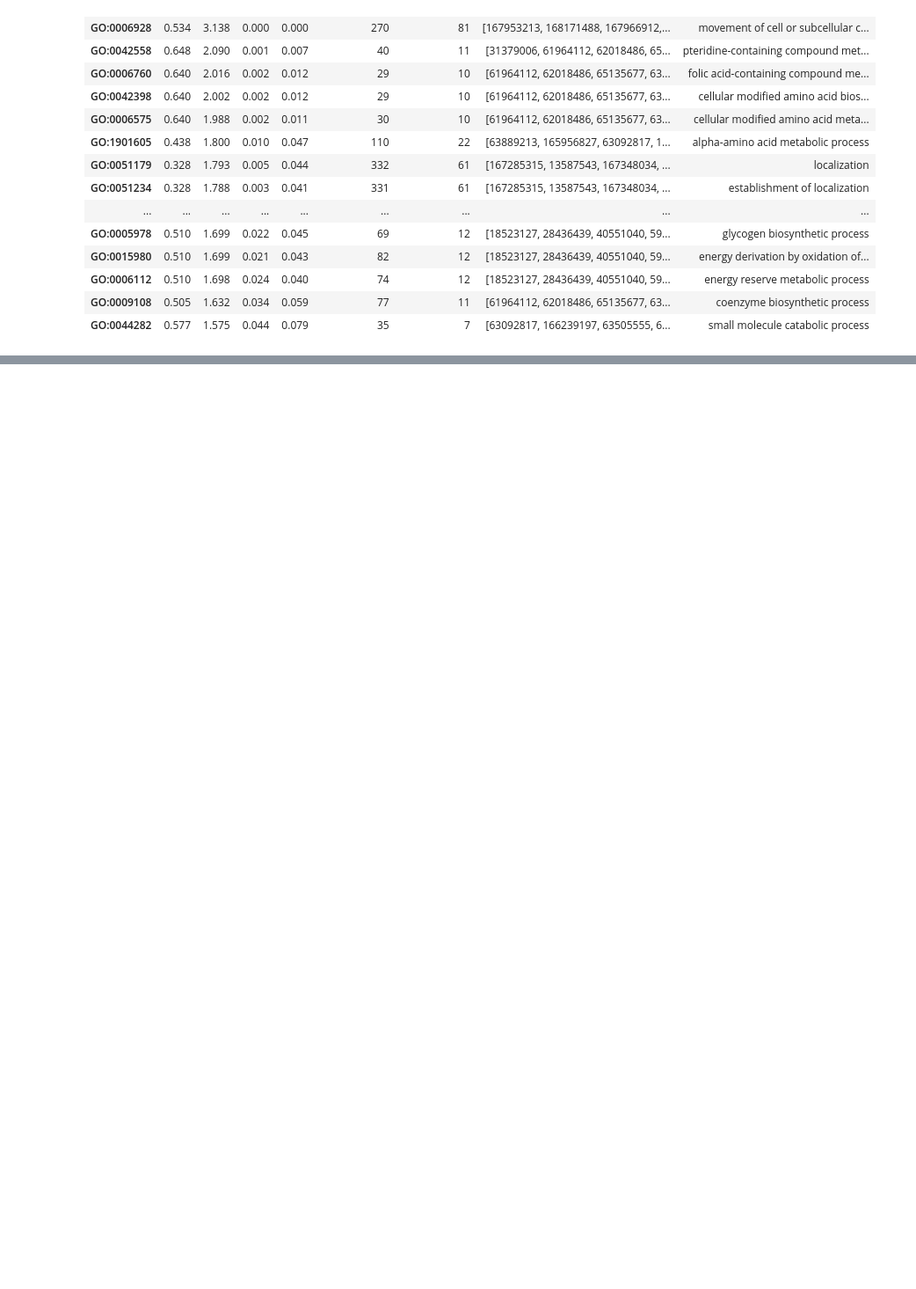
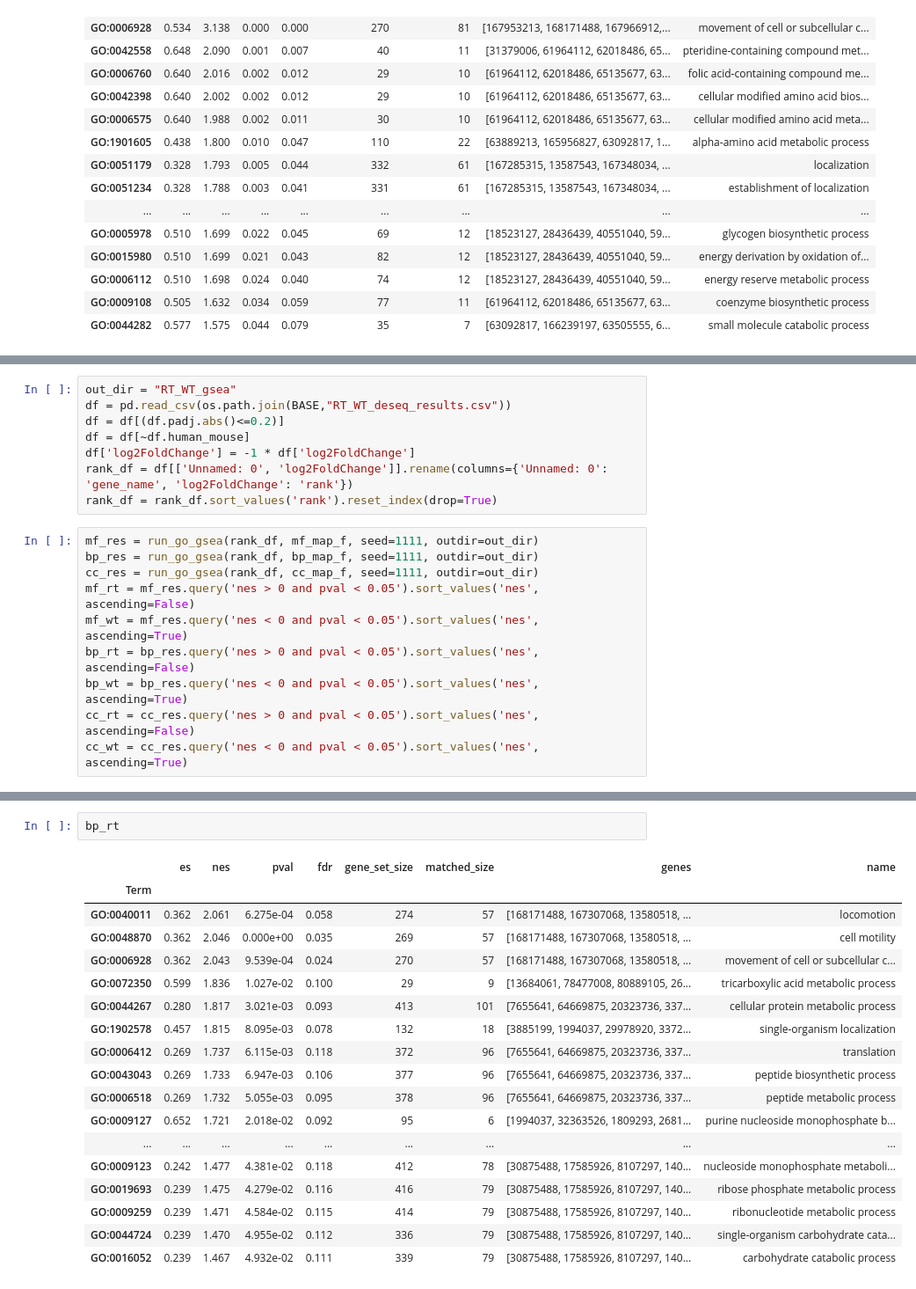
Before and after one commit to fagan2888/CM7_CM1E2d56col_unenr123_rawextract_2017, a Jupyter notebook: scripts/gseapy.ipynb, the cells around one changed output, grey strips where cells are left out. Shown at 88% size. Drawn from its saved outputs; the diff is of its cells as text; blank space fills up the shorter version.

```diff
--- a/scripts/gseapy.ipynb
+++ b/scripts/gseapy.ipynb
@@ -508,0 +561,18 @@ cc_wt
+# %%
+out_dir = "RT_WT_gsea"
+df = pd.read_csv(os.path.join(BASE,"RT_WT_deseq_results.csv"))
+df = df[(df.padj.abs()<=0.2)]
+df = df[~df.human_mouse]
+df['log2FoldChange'] = -1 * df['log2FoldChange']
+rank_df = df[['Unnamed: 0', 'log2FoldChange']].rename(columns={'Unnamed: 0': 'gene_name', 'log2FoldChange': 'rank'})
+rank_df = rank_df.sort_values('rank').reset_index(drop=True)
+# %%
+mf_res = run_go_gsea(rank_df, mf_map_f, seed=1111, outdir=out_dir)
+bp_res = run_go_gsea(rank_df, bp_map_f, seed=1111, outdir=out_dir)
+cc_res = run_go_gsea(rank_df, cc_map_f, seed=1111, outdir=out_dir)
+mf_rt = mf_res.query('nes > 0 and pval < 0.05').sort_values('nes', ascending=False)
+mf_wt = mf_res.query('nes < 0 and pval < 0.05').sort_values('nes', ascending=True)
+bp_rt = bp_res.query('nes > 0 and pval < 0.05').sort_values('nes', ascending=False)
+bp_wt = bp_res.query('nes < 0 and pval < 0.05').sort_values('nes', ascending=True)
+cc_rt = cc_res.query('nes > 0 and pval < 0.05').sort_values('nes', ascending=False)
+cc_wt = cc_res.query('nes < 0 and pval < 0.05').sort_values('nes', ascending=True)
@@ -508,0 +627,21 @@ cc_wt
+# %%
+bp_rt
+# %% [output]
+|  | es | nes | pval | fdr | gene_set_size | matched_size | genes | name |
+| Term |  |  |  |  |  |  |  |  |
+| GO:0040011 | 0.362 | 2.061 | 6.275e-04 | 0.058 | 274 | 57 | [168171488, 167307068, 13580518, ... | locomotion |
+| GO:0048870 | 0.362 | 2.046 | 0.000e+00 | 0.035 | 269 | 57 | [168171488, 167307068, 13580518, ... | cell motility |
+| GO:0006928 | 0.362 | 2.043 | 9.539e-04 | 0.024 | 270 | 57 | [168171488, 167307068, 13580518, ... | movement of cell or subcellular c... |
+| GO:0072350 | 0.599 | 1.836 | 1.027e-02 | 0.100 | 29 | 9 | [13684061, 78477008, 80889105, 26... | tricarboxylic acid metabolic process |
+| GO:0044267 | 0.280 | 1.817 | 3.021e-03 | 0.093 | 413 | 101 | [7655641, 64669875, 20323736, 337... | cellular protein metabolic process |
+| GO:1902578 | 0.457 | 1.815 | 8.095e-03 | 0.078 | 132 | 18 | [3885199, 1994037, 29978920, 3372... | single-organism localization |
+| GO:0006412 | 0.269 | 1.737 | 6.115e-03 | 0.118 | 372 | 96 | [7655641, 64669875, 20323736, 337... | translation |
+| GO:0043043 | 0.269 | 1.733 | 6.947e-03 | 0.106 | 377 | 96 | [7655641, 64669875, 20323736, 337... | peptide biosynthetic process |
+| GO:0006518 | 0.269 | 1.732 | 5.055e-03 | 0.095 | 378 | 96 | [7655641, 64669875, 20323736, 337... | peptide metabolic process |
+| GO:0009127 | 0.652 | 1.721 | 2.018e-02 | 0.092 | 95 | 6 | [1994037, 32363526, 1809293, 2681... | purine nucleoside monophosphate b... |
+| ... | ... | ... | ... | ... | ... | ... | ... | ... |
+| GO:0009123 | 0.242 | 1.477 | 4.381e-02 | 0.118 | 412 | 78 | [30875488, 17585926, 8107297, 140... | nucleoside monophosphate metaboli... |
+| GO:0019693 | 0.239 | 1.475 | 4.279e-02 | 0.116 | 416 | 79 | [30875488, 17585926, 8107297, 140... | ribose phosphate metabolic process |
+| GO:0009259 | 0.239 | 1.471 | 4.584e-02 | 0.115 | 414 | 79 | [30875488, 17585926, 8107297, 140... | ribonucleotide metabolic process |
+| GO:0044724 | 0.239 | 1.470 | 4.955e-02 | 0.112 | 336 | 79 | [30875488, 17585926, 8107297, 140... | single-organism carbohydrate cata... |
+| GO:0016052 | 0.239 | 1.467 | 4.932e-02 | 0.111 | 339 | 79 | [30875488, 17585926, 8107297, 140... | carbohydrate catabolic process |
```
Also changed, not shown: parts of 28 cells of this notebook, 1 other file.
